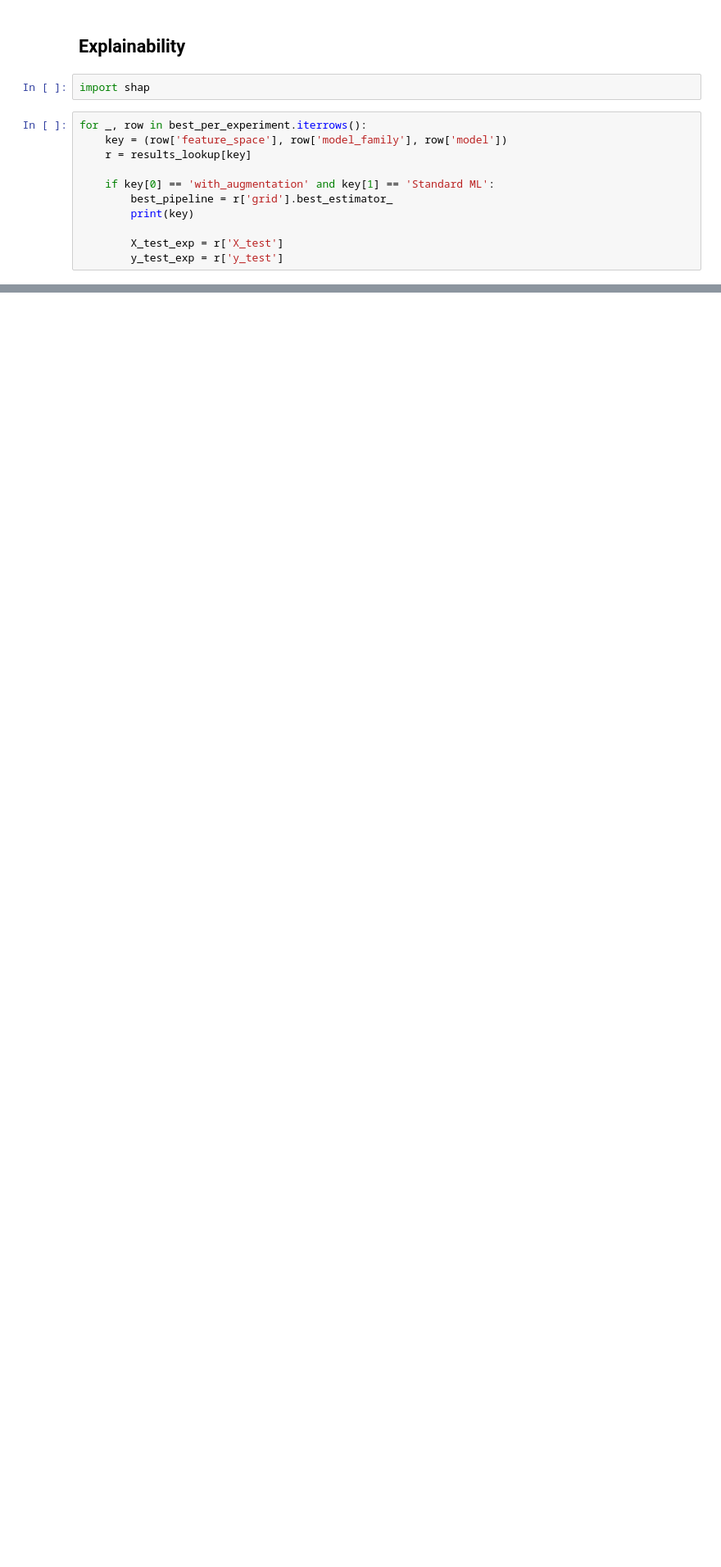
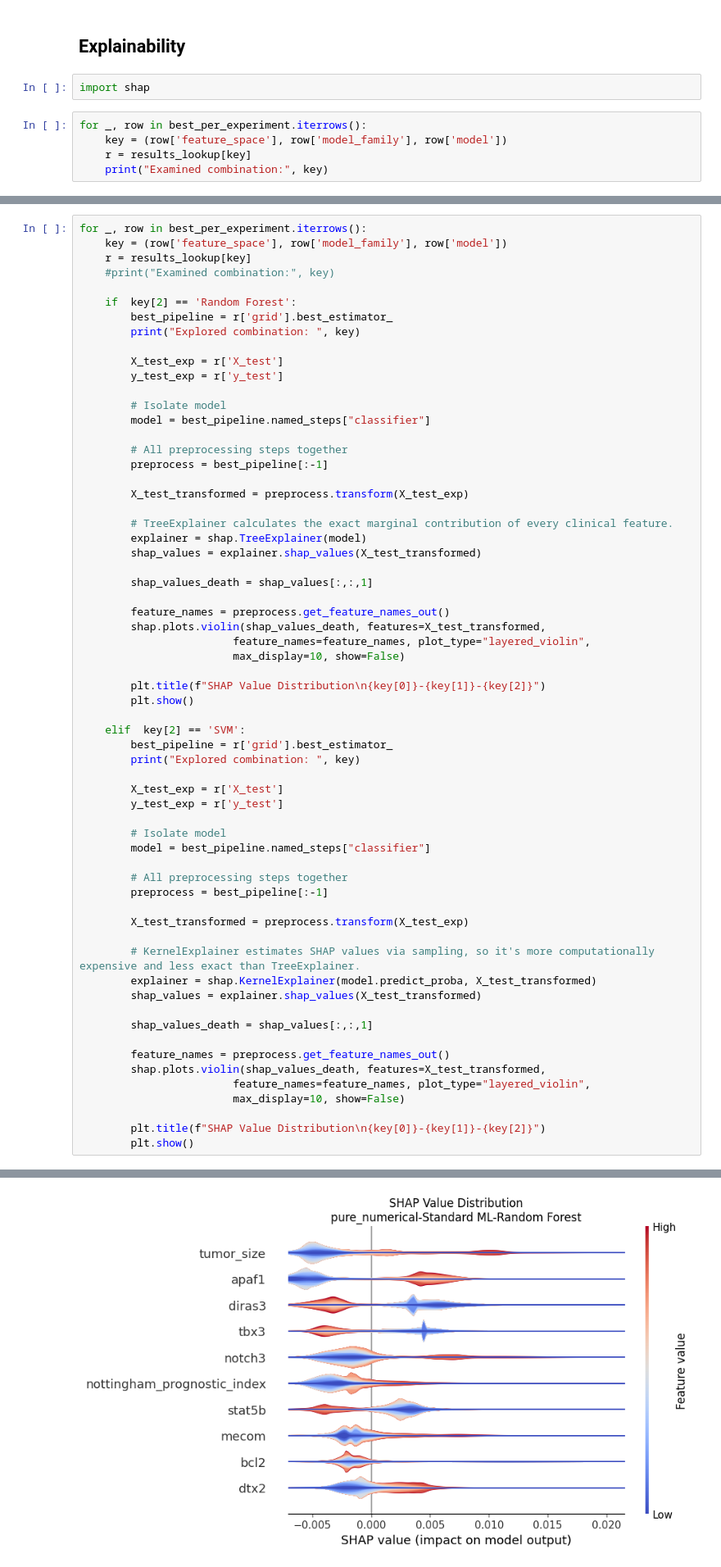
Before and after one commit to AlexandrosMiteloudis/DAMA_Hackathon, a Jupyter notebook: notebooks/final_experiments.ipynb, the cells around one changed output, grey strips where cells are left out. Shown at 82% size. Drawn from its saved outputs; the diff is of its cells as text; blank space fills up the shorter version.

```diff
--- a/notebooks/final_experiments.ipynb
+++ b/notebooks/final_experiments.ipynb
@@ -728,11 +781,5 @@ import shap
 for _, row in best_per_experiment.iterrows():
     key = (row['feature_space'], row['model_family'], row['model'])
     r = results_lookup[key]
-
-    if key[0] == 'with_augmentation' and key[1] == 'Standard ML':
-        best_pipeline = r['grid'].best_estimator_
-        print(key)
-
-        X_test_exp = r['X_test']
-        y_test_exp = r['y_test']
+    print("Examined combination:", key)
 # %% [output]
@@ -759,0 +794,64 @@ Pipeline(steps=[('signature', DiscordantSignatureAdder()),
+# %%
+for _, row in best_per_experiment.iterrows():
+    key = (row['feature_space'], row['model_family'], row['model'])
+    r = results_lookup[key]
+    #print("Examined combination:", key)
+
+    if  key[2] == 'Random Forest':
+        best_pipeline = r['grid'].best_estimator_
+        print("Explored combination: ", key)
+
+        X_test_exp = r['X_test']
+        y_test_exp = r['y_test']
+
+        # Isolate model
+        model = best_pipeline.named_steps["classifier"]
+
+        # All preprocessing steps together
+        preprocess = best_pipeline[:-1]
+
+        X_test_transformed = preprocess.transform(X_test_exp)
+
+        # TreeExplainer calculates the exact marginal contribution of every clinical feature.
+        explainer = shap.TreeExplainer(model)
+        shap_values = explainer.shap_values(X_test_transformed)
+
+        shap_values_death = shap_values[:,:,1]
+
+        feature_names = preprocess.get_feature_names_out()
+        shap.plots.violin(shap_values_death, features=X_test_transformed,
+                        feature_names=feature_names, plot_type="layered_violin",
+                        max_display=10, show=False)
+
+        plt.title(f"SHAP Value Distribution\n{key[0]}-{key[1]}-{key[2]}")
+        plt.show()
+
+    elif  key[2] == 'SVM':
+        best_pipeline = r['grid'].best_estimator_
+        print("Explored combination: ", key)
+
+        X_test_exp = r['X_test']
+        y_test_exp = r['y_test']
+
+        # Isolate model
+        model = best_pipeline.named_steps["classifier"]
+
+        # All preprocessing steps together
+        preprocess = best_pipeline[:-1]
+
+        X_test_transformed = preprocess.transform(X_test_exp)
+
+        # KernelExplainer estimates SHAP values via sampling, so it's more computationally expensive and less exact than TreeExplainer.
+        explainer = shap.KernelExplainer(model.predict_proba, X_test_transformed)
+        shap_values = explainer.shap_values(X_test_transformed)
+
+        shap_values_death = shap_values[:,:,1]
+
+        feature_names = preprocess.get_feature_names_out()
+        shap.plots.violin(shap_values_death, features=X_test_transformed,
+                        feature_names=feature_names, plot_type="layered_violin",
+                        max_display=10, show=False)
+
+        plt.title(f"SHAP Value Distribution\n{key[0]}-{key[1]}-{key[2]}")
+        plt.show()
+# %% [output]
@@ -759,0 +859 @@ Pipeline(steps=[('signature', DiscordantSignatureAdder()),
+[figure, added]
```
Also changed, not shown: parts of 23 cells of this notebook.
